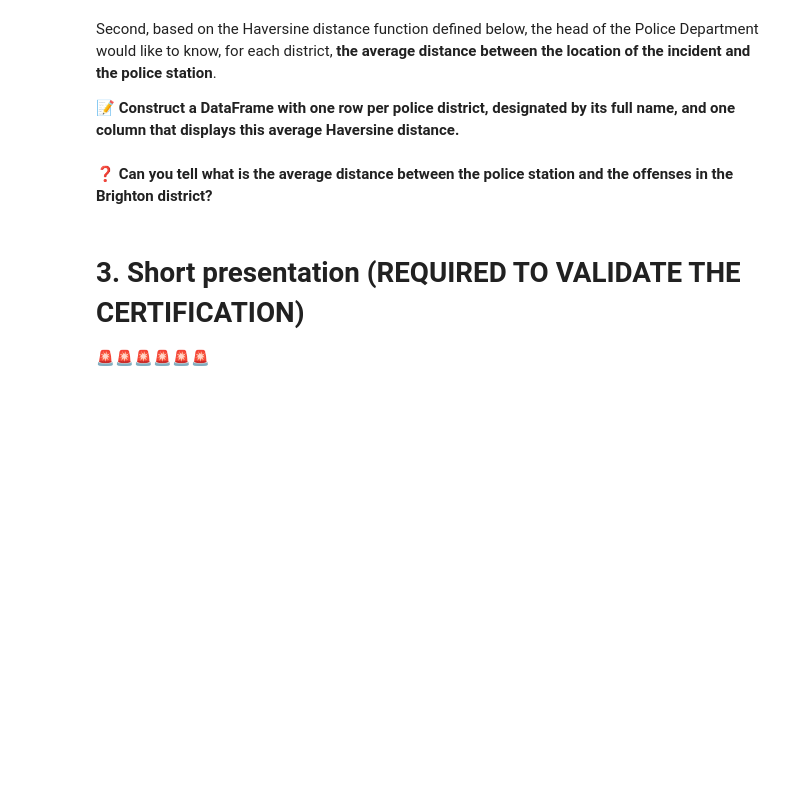
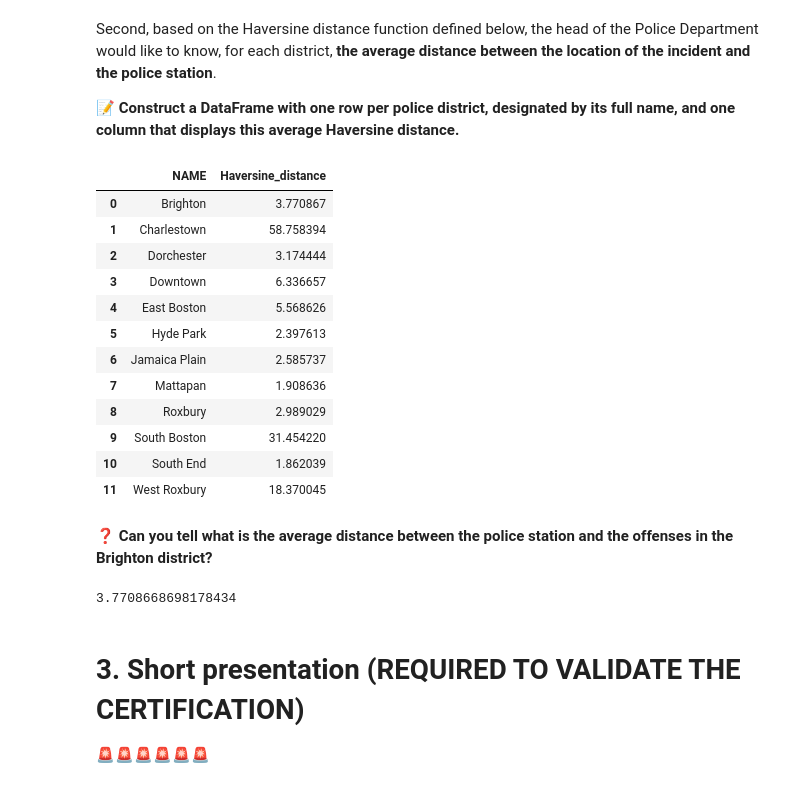
Before and after one commit to Alexey-Nick-Novikov/data-certification-exam, a Jupyter notebook: decision_science/boston_crimes.ipynb, the cells around one changed output. Cells and saved outputs as stored; diff of their text form; code cells hidden in the pictures; blank space fills up the shorter version.

Commit message:
Average distance done

```diff
--- a/decision_science/boston_crimes.ipynb
+++ b/decision_science/boston_crimes.ipynb
@@ -527,7 +523,47 @@ def haversine_distance(lon1, lat1, lon2, lat2):
+# %%
+"Sorry, couldn't make your function work, had to use this one"
+
+def haversine_distance_2(df, lat1, lon1, lat2, lon2):
+
+    lat_1_rad, lon_1_rad = np.radians(df[lat1].astype(float)), np.radians(df[lon1].astype(float))
+    lat_2_rad, lon_2_rad = np.radians(df[lat2].astype(float)), np.radians(df[lon2].astype(float))
+    dlon = lon_2_rad - lon_1_rad
+    dlat = lat_2_rad - lat_1_rad
+
+    a = np.sin(dlat / 2.0) ** 2 + np.cos(lat_1_rad) * np.cos(lat_2_rad) * np.sin(dlon / 2.0) ** 2
+    c = 2 * np.arcsin(np.sqrt(a))
+    haversine_distance = 6371 * c
+    return haversine_distance
+# %%
+# YOUR CODE HERE
+df_distance = data.copy()
+df_distance['Haversine_distance'] = haversine_distance_2(df_distance, 'LAT', 'LONG',\
+                                                       'LAT_POLICE_STATION', 'LONG_POLICE_STATION')
+df = df_distance[['NAME', 'Haversine_distance']].groupby('NAME').agg('mean')
+df = df.reset_index()
+df
+# %% [output]
+|  | NAME | Haversine_distance |
+| 0 | Brighton | 3.770867 |
+| 1 | Charlestown | 58.758394 |
+| 2 | Dorchester | 3.174444 |
+| 3 | Downtown | 6.336657 |
+| 4 | East Boston | 5.568626 |
+| 5 | Hyde Park | 2.397613 |
+| 6 | Jamaica Plain | 2.585737 |
+| 7 | Mattapan | 1.908636 |
+| 8 | Roxbury | 2.989029 |
+| 9 | South Boston | 31.454220 |
+| 10 | South End | 1.862039 |
+| 11 | West Roxbury | 18.370045 |
 # %% [markdown]
 **❓ Can you tell what is the average distance between the police station and the offenses in the Brighton district?**
 # %%
 # YOUR CODE HERE
+average_distance_km = df.iloc[0, 1]
+average_distance_km
+# %% [output]
+3.7708668698178434
 # %%
 result = ChallengeResult('manipulation',
                          second_most_common_offence=second_most_common_offence,
```
Also changed, not shown: parts of 3 cells of this notebook, 1 other file.
